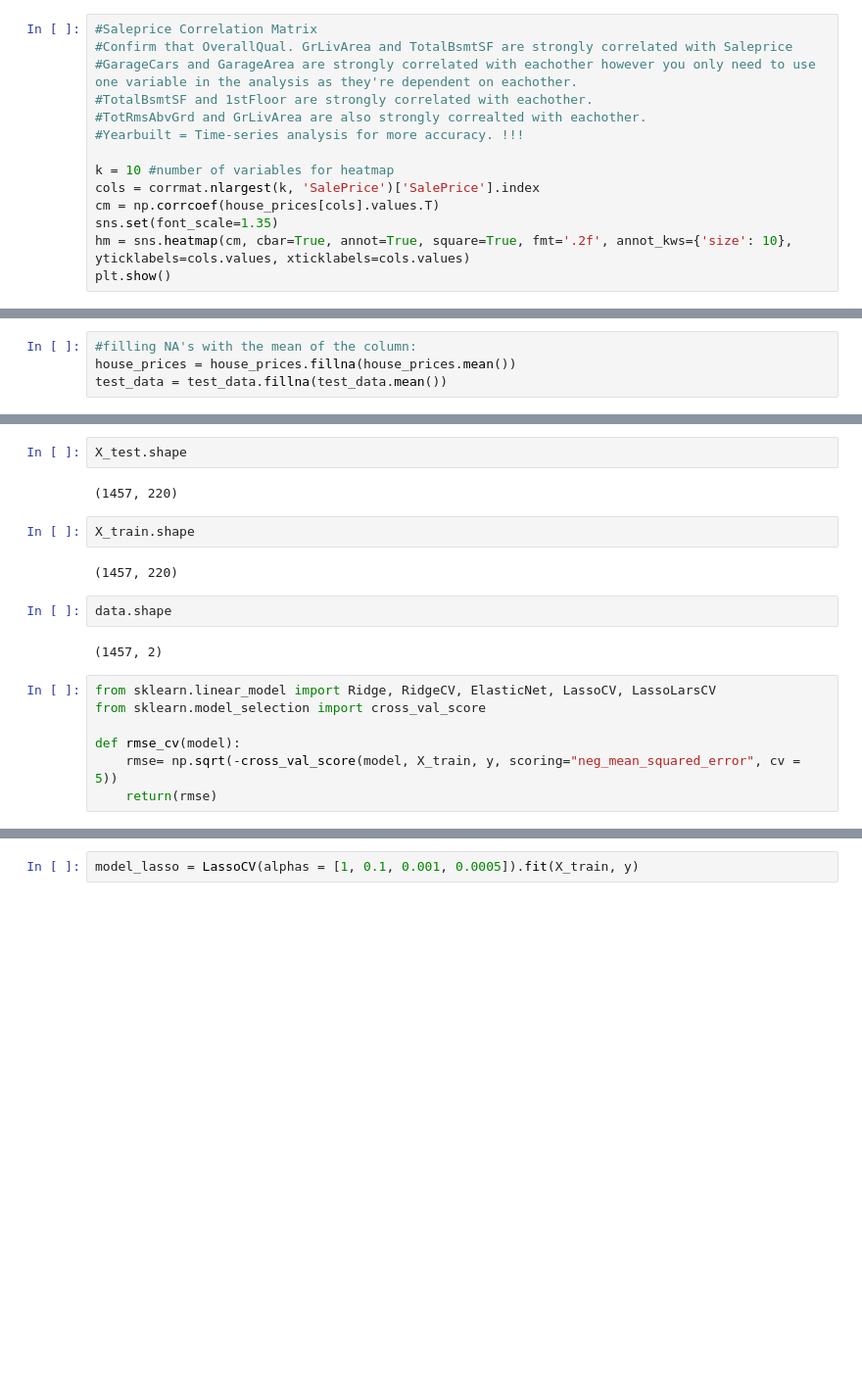
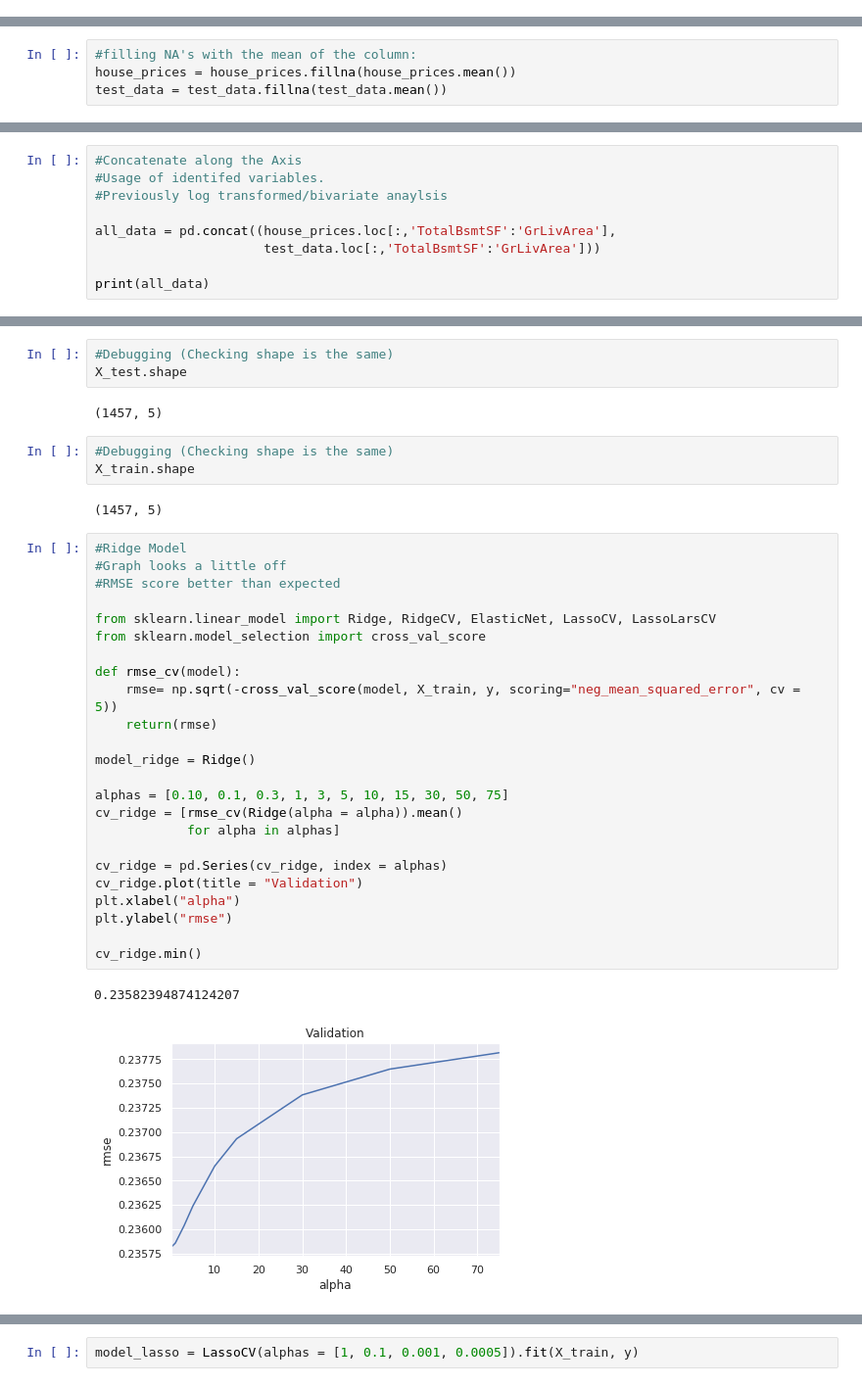
Before and after one commit to ab19493/Team48HousePreds, a Jupyter notebook: HousepriceRegression.ipynb, the cells around one changed output, grey strips where cells are left out. Shown at 98% size. Cells and saved outputs as stored; diff of their text form; blank space fills up the shorter version.

```diff
--- a/HousepriceRegression.ipynb
+++ b/HousepriceRegression.ipynb
@@ -191,17 +191,3 @@ f, ax = plt.subplots(figsize=(12, 9))
 sns.heatmap(corrmat, vmax=.8, xticklabels=True, yticklabels=True, square=True);
 # %% [output]
 [figure]
-# %%
-#Saleprice Correlation Matrix
-#Confirm that OverallQual. GrLivArea and TotalBsmtSF are strongly correlated with Saleprice
-#GarageCars and GarageArea are strongly correlated with eachother however you only need to use one variable in the analysis as they're dependent on eachother.
-#TotalBsmtSF and 1stFloor are strongly correlated with eachother.
-#TotRmsAbvGrd and GrLivArea are also strongly correalted with eachother.
-#Yearbuilt = Time-series analysis for more accuracy. !!!
-
-k = 10 #number of variables for heatmap
-cols = corrmat.nlargest(k, 'SalePrice')['SalePrice'].index
-cm = np.corrcoef(house_prices[cols].values.T)
-sns.set(font_scale=1.35)
-hm = sns.heatmap(cm, cbar=True, annot=True, square=True, fmt='.2f', annot_kws={'size': 10}, yticklabels=cols.values, xticklabels=cols.values)
-plt.show()
@@ -470,0 +439,9 @@ all_data = all_data.fillna(all_data.mean())
+# %%
+#Concatenate along the Axis
+#Usage of identifed variables.
+#Previously log transformed/bivariate anaylsis
+
+all_data = pd.concat((house_prices.loc[:,'TotalBsmtSF':'GrLivArea'],
+                      test_data.loc[:,'TotalBsmtSF':'GrLivArea']))
+
+print(all_data)
@@ -473,22 +465,40 @@ all_data = all_data.fillna(all_data.mean())
 X_train = all_data[:house_prices.shape[0]]
 X_test = all_data[test_data.shape[0]:]
 y = house_prices.SalePrice
-# %%
-X_test.shape
-# %% [output]
-(1457, 220)
-# %%
-X_train.shape
-# %% [output]
-(1457, 220)
-# %%
-data.shape
-# %% [output]
-(1457, 2)
+# %%
+#Debugging (Checking shape is the same)
+X_test.shape
+# %% [output]
+(1457, 5)
+# %%
+#Debugging (Checking shape is the same)
+X_train.shape
+# %% [output]
+(1457, 5)
 # %%
+#Ridge Model
+#Graph looks a little off
+#RMSE score better than expected
+
 from sklearn.linear_model import Ridge, RidgeCV, ElasticNet, LassoCV, LassoLarsCV
 from sklearn.model_selection import cross_val_score
 
 def rmse_cv(model):
     rmse= np.sqrt(-cross_val_score(model, X_train, y, scoring="neg_mean_squared_error", cv = 5))
     return(rmse)
+
+model_ridge = Ridge()
+
+alphas = [0.10, 0.1, 0.3, 1, 3, 5, 10, 15, 30, 50, 75]
+cv_ridge = [rmse_cv(Ridge(alpha = alpha)).mean()
+            for alpha in alphas]
+
+cv_ridge = pd.Series(cv_ridge, index = alphas)
+cv_ridge.plot(title = "Validation")
+plt.xlabel("alpha")
+plt.ylabel("rmse")
+
+cv_ridge.min()
+# %% [output]
+0.23582394874124207
+[figure, added]
```
Also changed, not shown: parts of 17 cells of this notebook.
